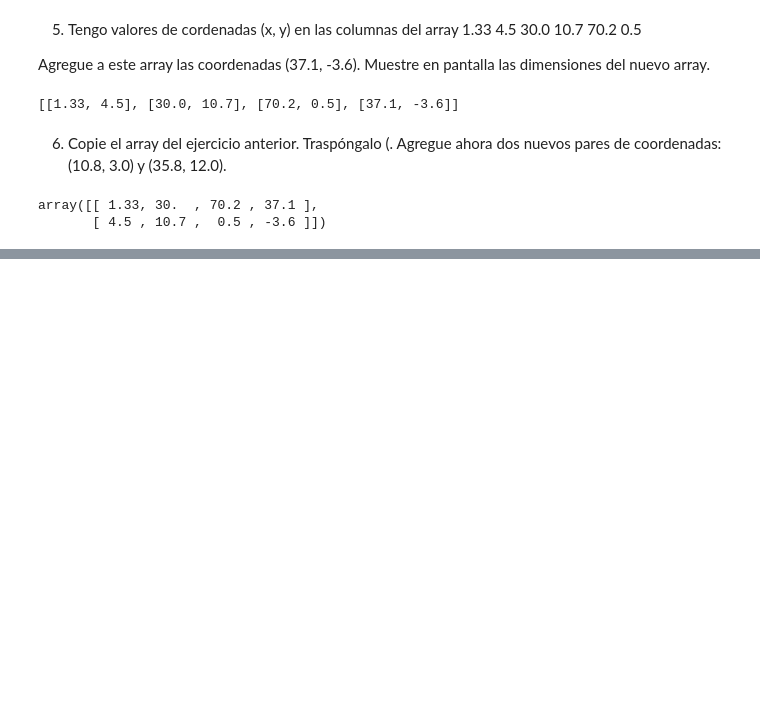
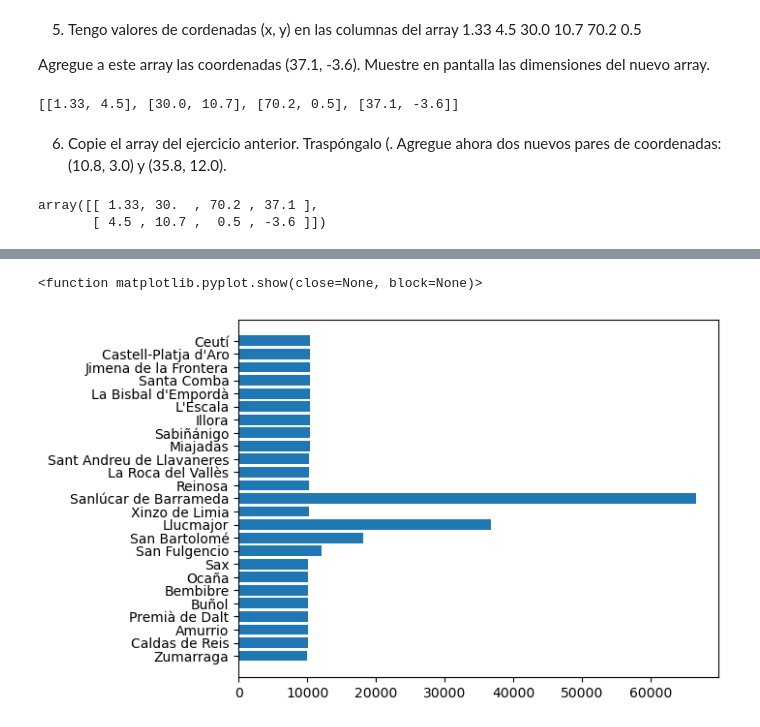
Before and after one commit to fhprime/Laboratorio-3-FH-Data-Science, a Jupyter notebook: Laboratorio 3 FH Data Science.ipynb, the cells around one changed output, grey strips where cells are left out. Cells and saved outputs as stored; diff of their text form; code cells hidden in the pictures; blank space fills up the shorter version.

```diff
--- a/Laboratorio 3 FH Data Science.ipynb
+++ b/Laboratorio 3 FH Data Science.ipynb
@@ -93,0 +167,3 @@ array([[ 1.33, 30.  , 70.2 , 37.1 ],
+# %%
+diccionario_graph = dict(zip(x,y))
+diccionario_graph
@@ -93,0 +188,10 @@ array([[ 1.33, 30.  , 70.2 , 37.1 ],
+# %%
+#Parto el grafico en 4 partes
+import itertools
+dict_graph1 = dict(itertools.islice(diccionario_graph.items(),25))
+# %%
+plt.barh(*zip(*dict_graph1.items()))
+plt.show
+# %% [output]
+<function matplotlib.pyplot.show(close=None, block=None)>
+[figure, added]
```
Also changed, not shown: parts of 9 cells of this notebook.
